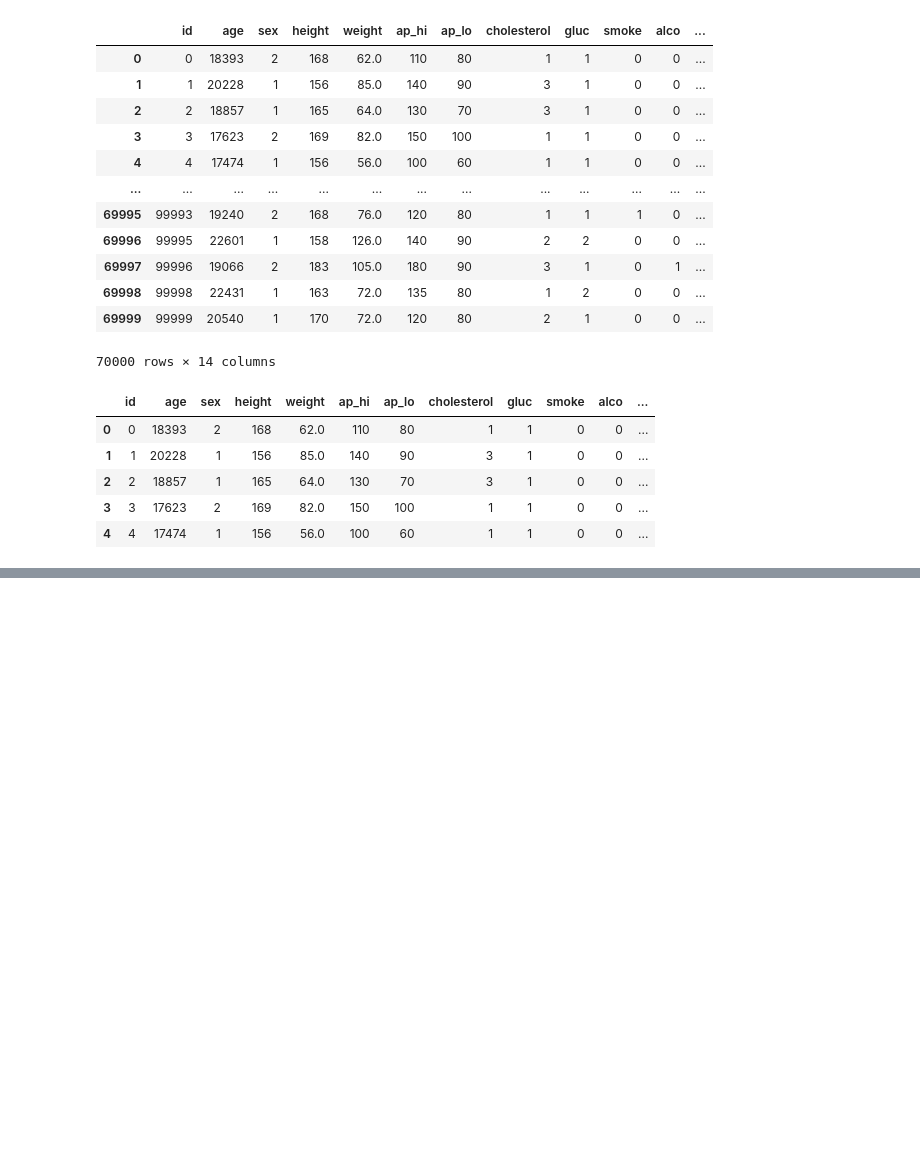
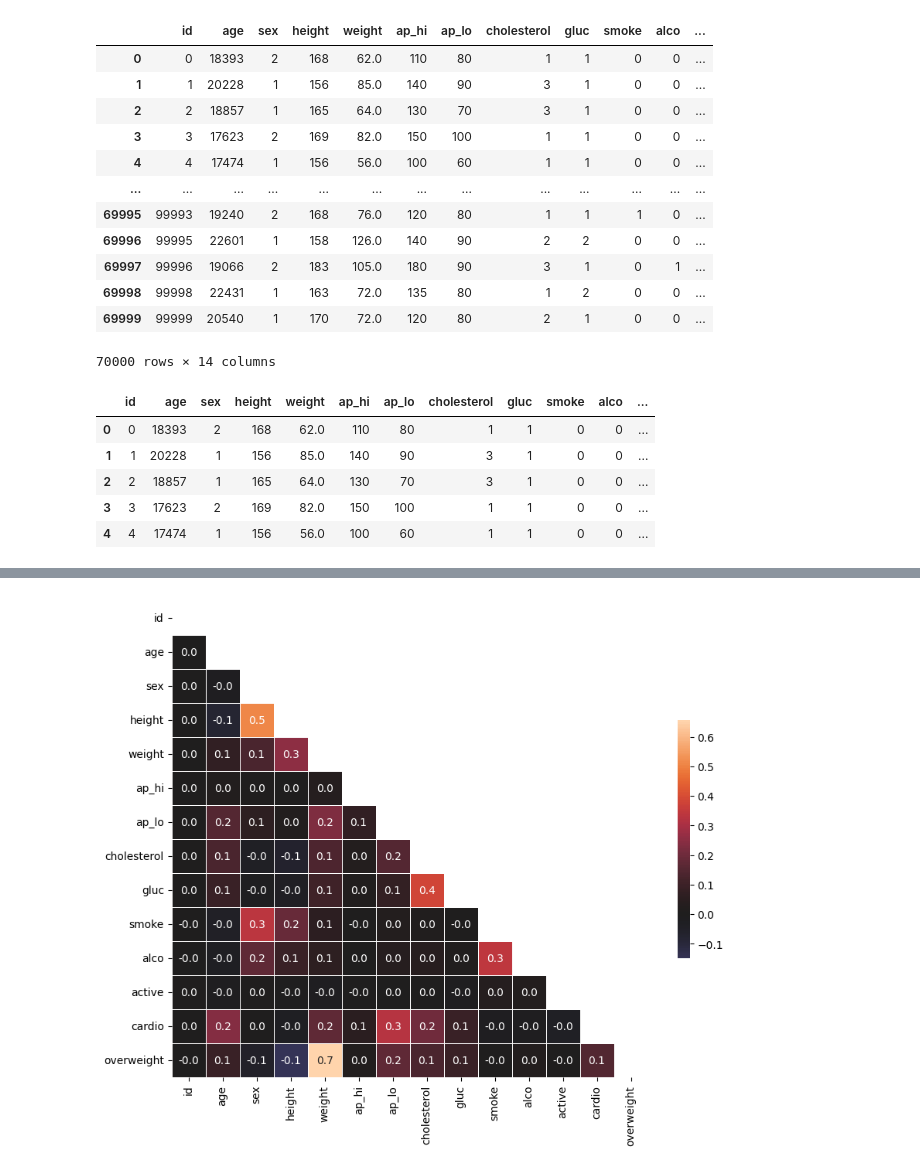
Before and after one commit to dabster108/Dataanalysis_numpy, a Jupyter notebook: Medical_data_visualizer.ipynb, the cells around one changed output, grey strips where cells are left out. Drawn from its saved outputs; the diff is of its cells as text; code cells hidden in the pictures; blank space fills up the shorter version.

```diff
--- a/Medical_data_visualizer.ipynb
+++ b/Medical_data_visualizer.ipynb
@@ -63,0 +106,41 @@ df.head()
+# %%
+import seaborn as sns
+import matplotlib.pyplot as plt
+import numpy as np
+
+def draw_heat_map():
+    # Clean the data
+    df_heat = df[
+        (df['ap_lo'] <= df['ap_hi']) &
+        (df['height'] >= df['height'].quantile(0.025)) &
+        (df['height'] <= df['height'].quantile(0.975)) &
+        (df['weight'] >= df['weight'].quantile(0.025)) &
+        (df['weight'] <= df['weight'].quantile(0.975))
+    ]
+
+    # Calculate the correlation matrix
+    corr = df_heat.corr()
+
+    # Generate a mask for the upper triangle
+    mask = np.triu(np.ones_like(corr, dtype=bool))
+
+    # Set up the matplotlib figure
+    fig, ax = plt.subplots(figsize=(10, 8))
+
+    # Draw the heatmap
+    sns.heatmap(corr,
+                mask=mask,
+                annot=True,
+                fmt='.1f',
+                center=0,
+                square=True,
+                linewidths=.5,
+                cbar_kws={"shrink": .5})
+
+    # Show plot
+    plt.show()
+
+# Example call (make sure 'df' is already defined)
+draw_heat_map()
+# %% [output]
+[figure, added]
```
Also changed, not shown: parts of 3 cells of this notebook.
